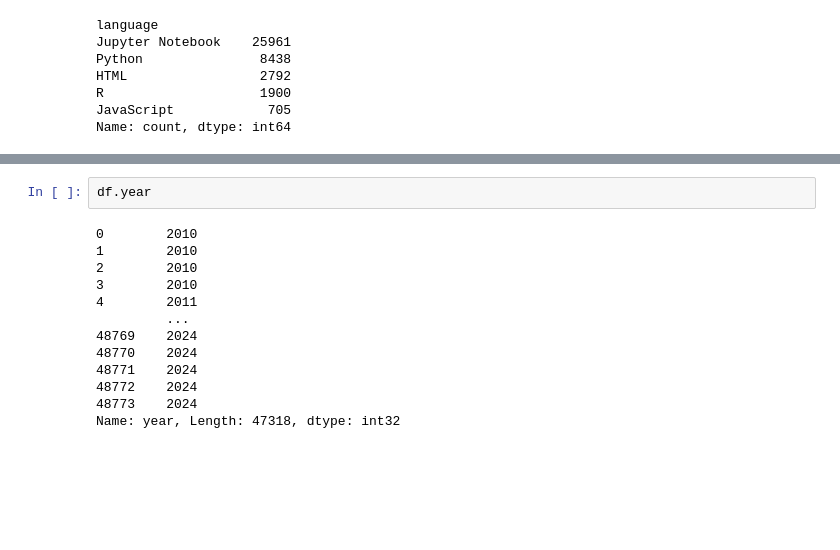
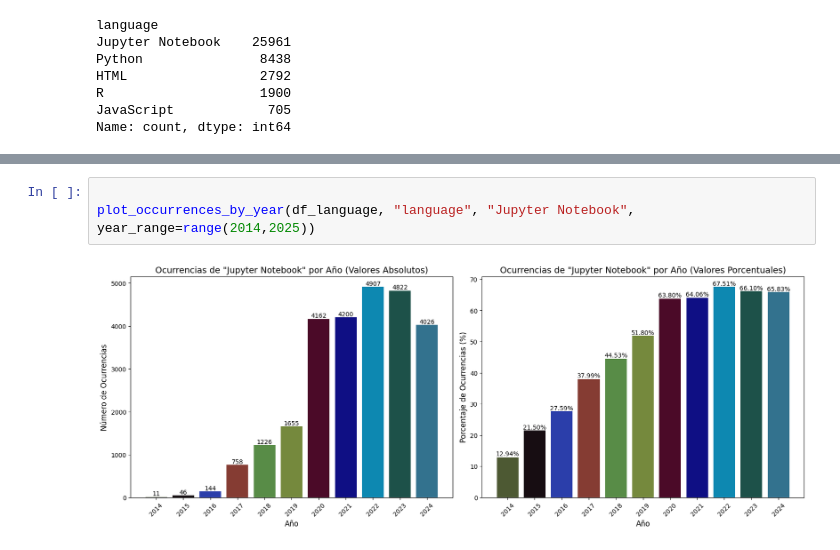
Before and after one commit to neural-insights/EDA_GitHub_Repositories, a Jupyter notebook: main.ipynb, the cells around one changed output, grey strips where cells are left out. Cells and saved outputs as stored; diff of their text form; blank space fills up the shorter version.

```diff
--- a/main.ipynb
+++ b/main.ipynb
@@ -597,15 +456,5 @@ ValueError: Image size of 196214x607 pixels is too large. It must be less than 2
-# %%
-df.year
-# %% [output]
-0        2010
-1        2010
-2        2010
-3        2010
-4        2011
-         ...
-48769    2024
-48770    2024
-48771    2024
-48772    2024
-48773    2024
-Name: year, Length: 47318, dtype: int32
+# %%
+
+plot_occurrences_by_year(df_language, "language", "Jupyter Notebook", year_range=range(2014,2025))
+# %% [output]
+[figure, added]
```
Also changed, not shown: parts of 58 cells of this notebook, 1 other file.
